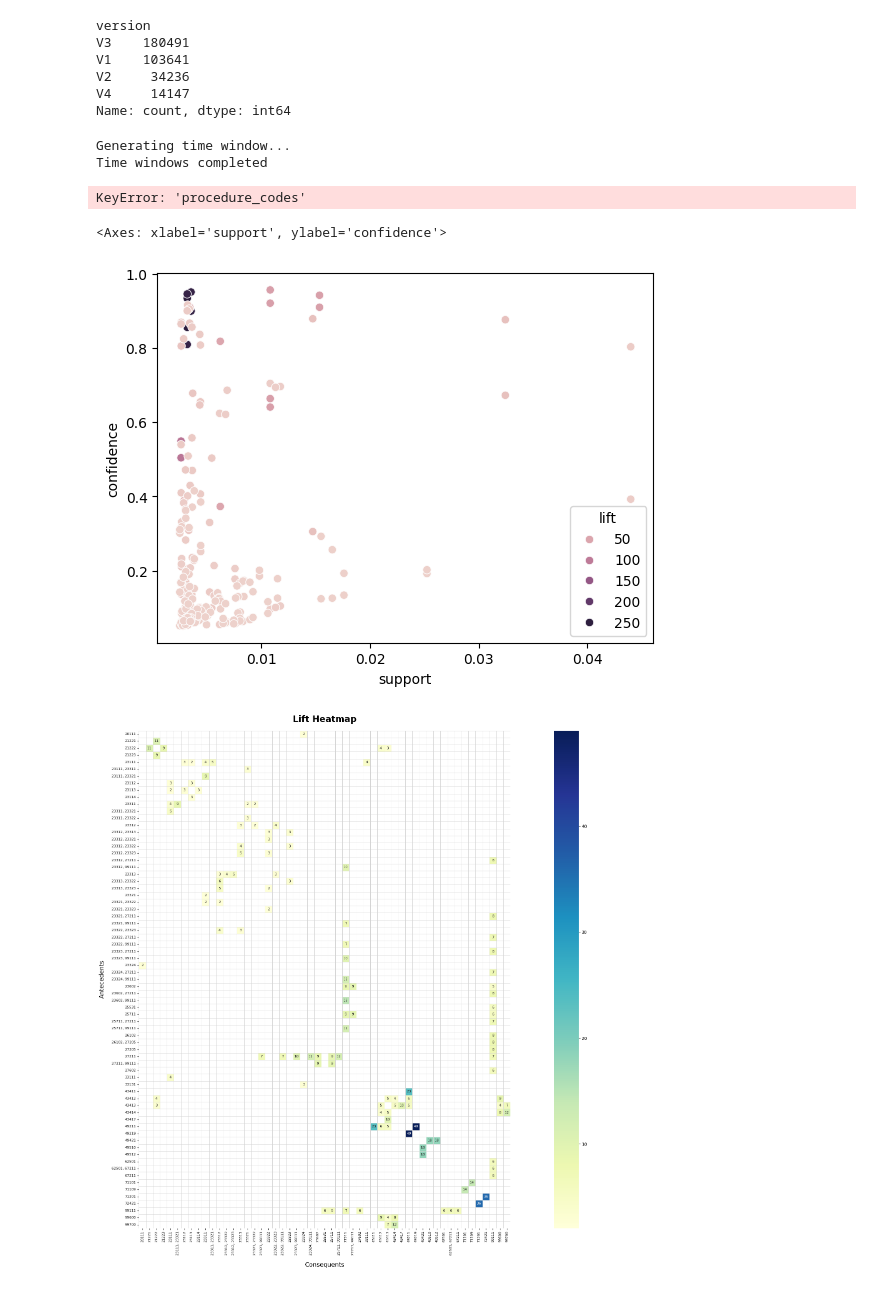
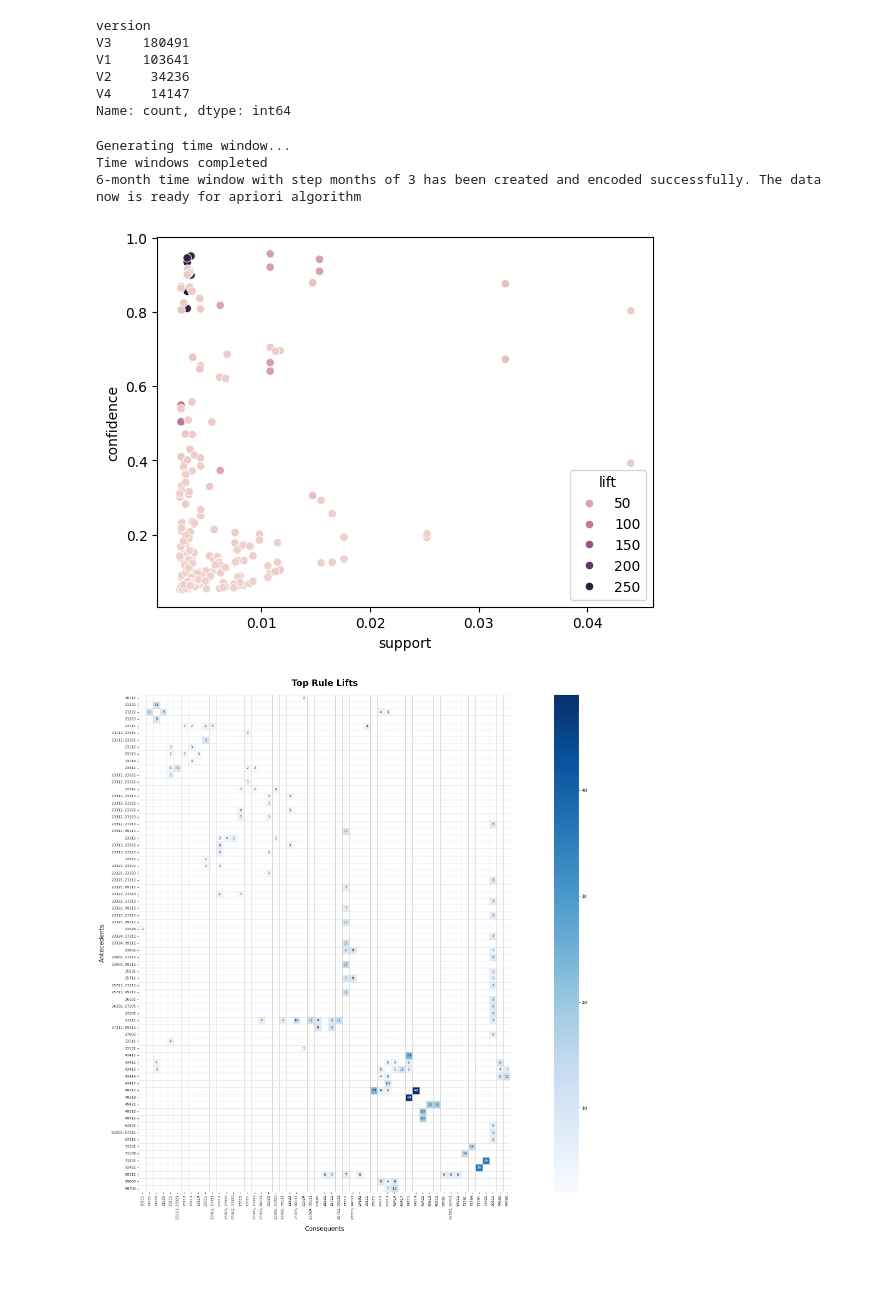
Before and after one commit to Fulankeee/SmilePass, a Jupyter notebook: Co-occurence_Analysis/Automated_pipeline_Co-occurrence_Analysis_v1.ipynb, the cells around one changed output. Cells and saved outputs as stored; diff of their text form; code cells hidden in the pictures.

```diff
--- a/Co-occurence_Analysis/Automated_pipeline_Co-occurrence_Analysis_v1.ipynb
+++ b/Co-occurence_Analysis/Automated_pipeline_Co-occurrence_Analysis_v1.ipynb
@@ -35,7 +35,7 @@ Data_ProcedureCode = r"C:\Frank\UoT 2024-2025\MIE8888 Project\Data\Complete Data
 # Time Window (in month) and step month (how detailed and overlapping of the analysis)
 window_months = 6
 step_months = 3
-Interested_in_sequential = True
+Interested_in_sequential = False
 # %% [markdown]
 - V3 (Inconsistent, Long History) dominates across nearly all age groups, suggests many patients have long timelines but irregular visit patterns.
 - V1 (Consistent, Long History) is the second largest group and it has strongest presence in 0–18 and 31–60 which reflects patients with reliable visit patterns and long history.
@@ -165,4 +165,4 @@ print(f'{window_months}-month time window with step months of {step_months} has
 # %% [output]
 Generating time window...
 Time windows completed
+6-month time window with step months of 3 has been created and encoded successfully. The data now is ready for apriori algorithm
-KeyError: 'procedure_codes'
@@ -183,6 +168,0 @@ rules_df.to_csv('rules_windowed_new.csv', index=False)
-# %%
-# Plot scatter x-axis support, y-axis confidence, color lift
-sns.scatterplot(data=rules_df, x='support', y='confidence', hue='lift')
-# %% [output]
-<Axes: xlabel='support', ylabel='confidence'>
-[figure, removed]
@@ -201,31 +192,11 @@ update_rule = rules_focus[['antecedents', 'consequents', 'lift']]
 # %%
 # Output
-plt.figure(figsize=(28, 18))  # Bigger figure for better readability
 
-# Better color palette and formatting
-sns.heatmap(
-    pivot,
-    annot=True,
-    fmt='.0f',
-    cmap="YlGnBu",
-    cbar=True,
-    linewidths=0.5,
-    linecolor='lightgray',
-    square=True,  # Makes cells square for uniformity
-    annot_kws={"size": 8}  # Smaller annotation text
-)
+# Plot scatter x-axis support, y-axis confidence, color lift
+sns.scatterplot(data=rules_df, x='support', y='confidence', hue='lift')
 
-# Titles and labels
-plt.title('Lift Heatmap', fontsize=20, fontweight='bold', pad=20)
-plt.xlabel('Consequents', fontsize=14, labelpad=15)
-plt.ylabel('Antecedents', fontsize=14, labelpad=15)
-
-# Rotate tick labels for better visibility
-plt.xticks(rotation=90, fontsize=8)
-plt.yticks(fontsize=8)
-
-# Add tighter layout
-plt.tight_layout()
-plt.show()
+# Plot the heatmap of top lifts
+plot_lift_heatmap(pivot, title='Top Rule Lifts', cmap='Blues')
 # %% [output]
-[figure, old version]
+[figure, new version]
+[figure, added]
```
Also changed, not shown: parts of 3 cells of this notebook, 3 other files.
